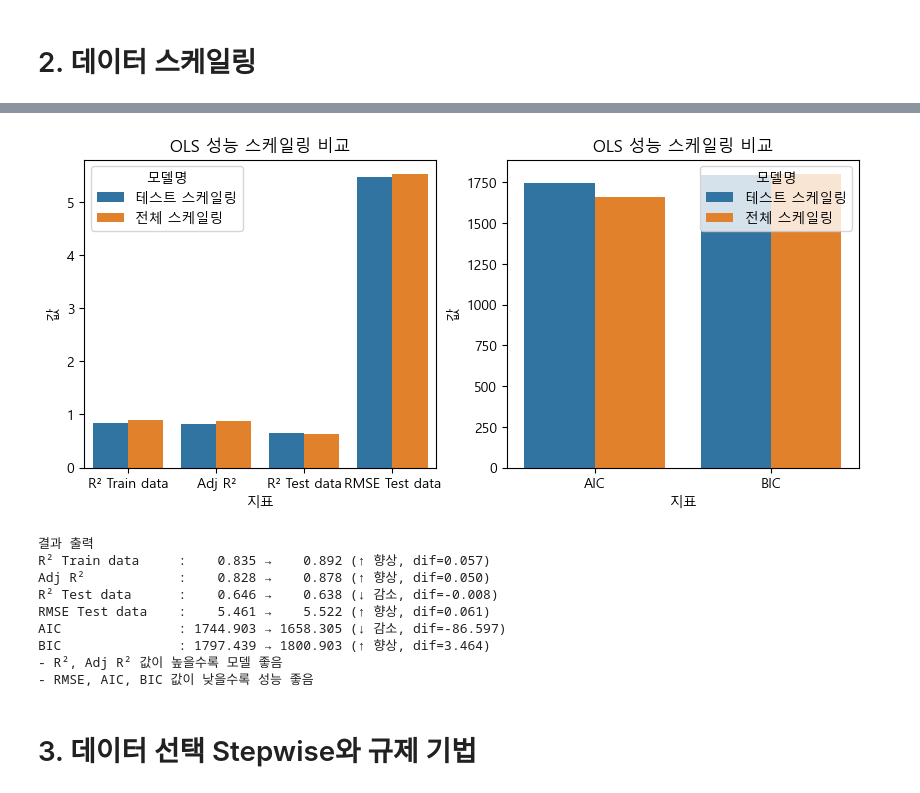
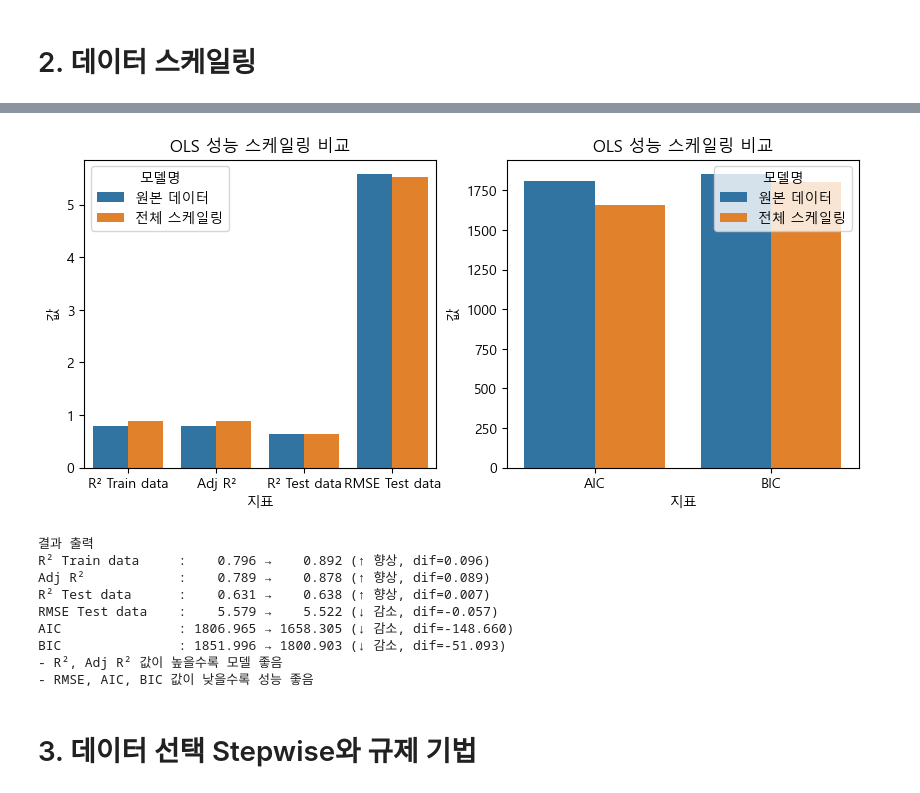
Before and after one commit to dbehdrbs0806/4th_2sem, a Jupyter notebook: BigDataAnalysis/HousingData_Analysis.ipynb, the cells around one changed output, grey strips where cells are left out. Cells and saved outputs as stored; diff of their text form; code cells hidden in the pictures.

```diff
--- a/BigDataAnalysis/HousingData_Analysis.ipynb
+++ b/BigDataAnalysis/HousingData_Analysis.ipynb
@@ -123,13 +116,13 @@ plt.show()
 # 1-3. 데이터 셋 Train, Test 분리
 # %%
 # Housing 데이터 셋 Train, Test 분리
-x = df.drop(columns = ["MEDV"]).astype(float)  # 독립 변수
+x = df.drop(columns = ["MEDV", "AGE", "INDUS"]).astype(float)  # 독립 변수
 y = df['MEDV']               # 종속 변수
 
 # 데이터 분리 8:2
 x_train, x_test, y_train, y_test = train_test_split(x, y, test_size=0.2, random_state=42)
 
-# statsmodels OLS를 위해 상수항 추가        OLS는 상수항을 자동으로 넣지 않음  y = a + bx1 + bx2 + ...
+# statsmodels OLS를 위해 상수항 추가
 x_train_sm = sm.add_constant(x_train)
 x_test_sm = sm.add_constant(x_test)
 # %% [markdown]
@@ -468,51 +333,51 @@ R²  : 0.6385
 # %%
 results = {
-    "모델명": ["테스트 스케일링", "전체 스케일링"],
-    "R² Train data": [ols_test_scaled.rsquared, ols_scaled.rsquared],
-    "Adj R²": [ols_test_scaled.rsquared_adj, ols_scaled.rsquared_adj],
-    "R² Test data" : [r2_ols_test_scaled, r2_ols_scaled],
-    "RMSE Test data": [rmse_ols_test_scaled, rmse_ols_scaled],
-    "AIC": [ols_test_scaled.aic, ols_scaled.aic],
-    "BIC": [ols_test_scaled.bic, ols_scaled.bic],
+    "모델명": ["원본 데이터", "전체 스케일링"],
+    "R² Train data": [ols_origin.rsquared, ols_scaled.rsquared],
+    "Adj R²": [ols_origin.rsquared_adj, ols_scaled.rsquared_adj],
+    "R² Test data" : [r2_ols_origin, r2_ols_scaled],
+    "RMSE Test data": [rmse_ols_origin, rmse_ols_scaled],
+    "AIC": [ols_origin.aic, ols_scaled.aic],
+    "BIC": [ols_origin.bic, ols_scaled.bic],
 }
 compare_df = pd.DataFrame(results)
 plot1 = compare_df.melt(id_vars="모델명",
                         value_vars=["R² Train data", "Adj R²", "R² Test data", "RMSE Test data"],
                         var_name="지표", value_name="값")
 
 plot2 = compare_df.melt(id_vars="모델명",
                         value_vars=["AIC", "BIC"],
                         var_name="지표", value_name="값")
 
 # 시각화
 fig, axes = plt.subplots(1, 2, figsize=(10, 4))
 
 sns.barplot(data=plot1, x="지표", y="값", hue="모델명", ax=axes[0])
 axes[0].set_title("OLS 성능 스케일링 비교")
 
 sns.barplot(data=plot2, x="지표", y="값", hue="모델명", ax=axes[1])
 axes[1].set_title("OLS 성능 스케일링 비교")
 plt.show()
 
 print("결과 출력")
 for col in compare_df.columns[1:]:
     val1 = compare_df.loc[0, col]
     val2 = compare_df.loc[1, col]
     diff = val2 - val1
     trend = "↑ 향상" if diff > 0 else "↓ 감소" if diff < 0 else "-"
     print(f"{col:<18}: {val1:>8.3f} → {val2:>8.3f} ({trend}, dif={diff:.3f})")
 
 print("- R², Adj R² 값이 높을수록 모델 좋음")
 print("- RMSE, AIC, BIC 값이 낮을수록 성능 좋음")
 # %% [output]
-[figure, old version]
+[figure, new version]
 결과 출력
-R² Train data     :    0.835 →    0.892 (↑ 향상, dif=0.057)
-Adj R²            :    0.828 →    0.878 (↑ 향상, dif=0.050)
-R² Test data      :    0.646 →    0.638 (↓ 감소, dif=-0.008)
-RMSE Test data    :    5.461 →    5.522 (↑ 향상, dif=0.061)
-AIC               : 1744.903 → 1658.305 (↓ 감소, dif=-86.597)
-BIC               : 1797.439 → 1800.903 (↑ 향상, dif=3.464)
+R² Train data     :    0.796 →    0.892 (↑ 향상, dif=0.096)
+Adj R²            :    0.789 →    0.878 (↑ 향상, dif=0.089)
+R² Test data      :    0.631 →    0.638 (↑ 향상, dif=0.007)
+RMSE Test data    :    5.579 →    5.522 (↓ 감소, dif=-0.057)
+AIC               : 1806.965 → 1658.305 (↓ 감소, dif=-148.660)
+BIC               : 1851.996 → 1800.903 (↓ 감소, dif=-51.093)
 - R², Adj R² 값이 높을수록 모델 좋음
 - RMSE, AIC, BIC 값이 낮을수록 성능 좋음
 # %% [markdown]
```
Also changed, not shown: parts of 21 cells of this notebook, 1 other file.
